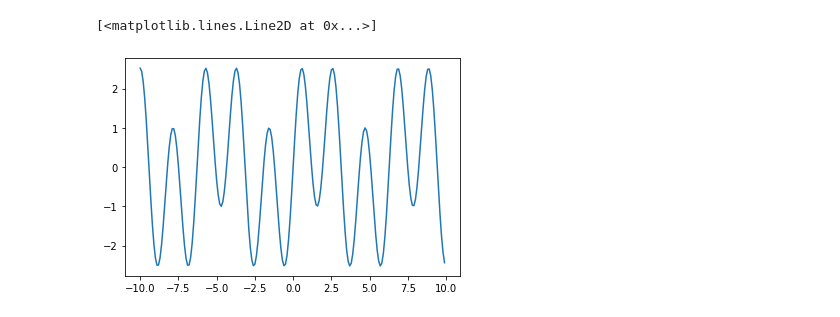
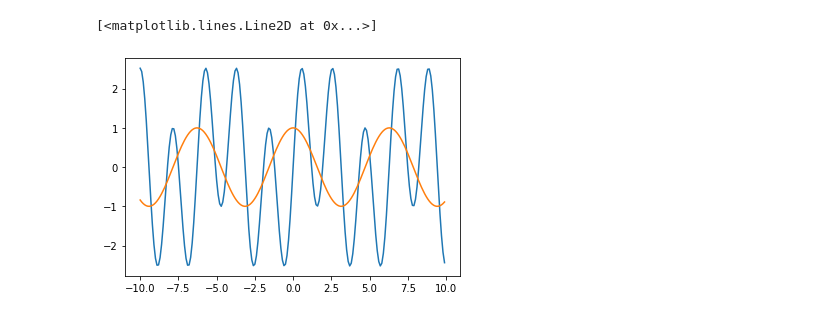
Before and after one commit to hkim0331/jupyter-compose, a Jupyter notebook: workspace/plot-sin-x.ipynb, the cells around one changed output. Drawn from its saved outputs; the diff is of its cells as text; code cells hidden in the pictures.

```diff
--- a/workspace/plot-sin-x.ipynb
+++ b/workspace/plot-sin-x.ipynb
@@ -8,6 +8,7 @@ x = np.arange(-10,10,0.1)
 y = np.sin(x)+2*np.sin(3*x)
 # %%
 plt.plot(x,y)
+plt.plot(x,np.cos(x))
 # %% [output]
 [<matplotlib.lines.Line2D at 0x...>]
-[figure, old version]
+[figure, new version]
```
Also changed, not shown: parts of 3 cells of this notebook.
